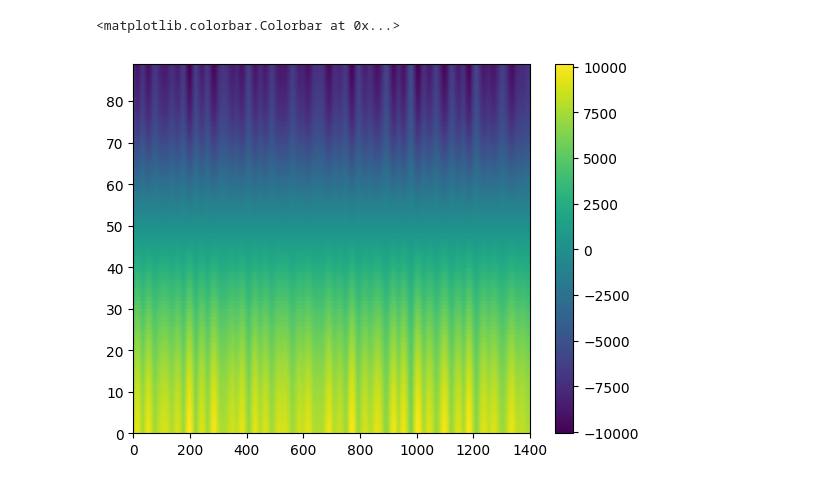
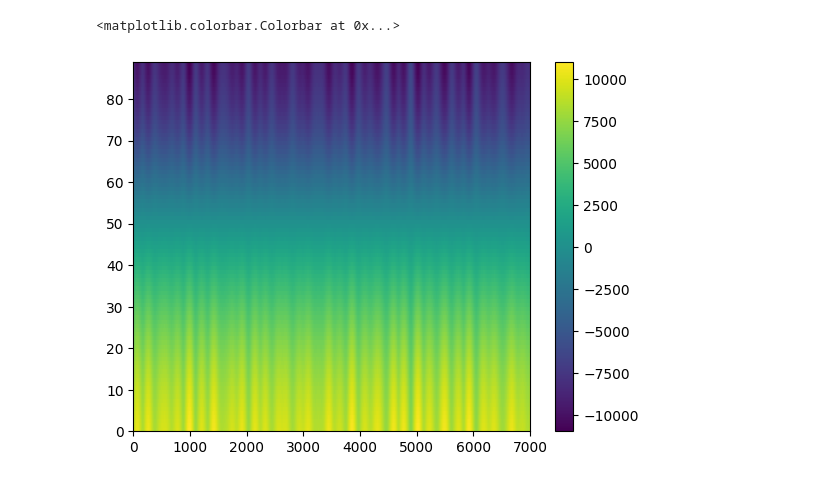
Before and after one commit to amitaanand9/eas-4610-final-project, a Jupyter notebook: my_branch.ipynb, the cells around one changed output. Saved outputs shown, nothing was run; the diff lists cells and outputs as text; code cells hidden in the pictures.

```diff
--- a/my_branch.ipynb
+++ b/my_branch.ipynb
@@ -1,26 +3,20 @@
 # %%
 import numpy as np
-import climlab
+import climlab # package used for calculating orbital parameters overtime
 from climlab.solar.orbital import OrbitalTable
 from climlab.solar.insolation import daily_insolation
 import matplotlib.pyplot as plt
 
-#we want to calculate a difference vector
 
 #timesteping
 t_i = 0
-t_f = -700000 #run model for 700,000 years
+t_f = -700000 #run model for the past 700,000 years
 d_t = 100 #use time step of 100 years
-t = np.arange(t_f, t_i+1, 500)
-t_kyr = (t/(1000)) # years in kyr
+t = np.arange(t_f, t_i+1, 100)
+t_kyr = (t/(1000)) # years in kyr, needed to calculate orbital parameters
 
 #grid spacing
-x_i = 30 #30 degrees North latitude (southern boundary)
-x_f = 74 #74 degrees North latitude (northern boundary)
+x_i = 30 # degrees North latitude (southern boundary)
+x_f = 74 # degrees North latitude (northern boundary)
 d_x = 0.5 #0.5 degrees as spacial step equivalent to 55km
 x = np.arange(x_i, x_f+.5, d_x)
-
-days = np.linspace(1.,50.)/50 * 365.24
-orb = OrbitalTable.interp(kyear=t_kyr )
-
-Q = daily_insolation(x, days, orb) #calculate daily insolation per every 500 years based on orbit parameters
@@ -30,0 +27,5 @@ Parser memory cleanup took: 0.00 ms
+# %%
+days = np.linspace(1,365.24, 365)/365 * 365.24
+orb = OrbitalTable.interp(kyear=t_kyr ) #calculate orbital parameters for past 700,000 years, every 100 years
+
+Q = daily_insolation(x, days, orb) #calculate daily insolation per every 500 years based on orbit parameters
@@ -31,33 +46,24 @@ Parser memory cleanup took: 0.00 ms
 # %%
 #to calculate summer half year insolation, we first need to find the upper half of the daily insolations
-# we do this by splitting the data by the along median
+# we do this by splitting the data by the along median, then integrating using the trapizoid rule over the remaining values
 
 delta_Q = np.zeros((len(x), len(t_kyr)))
 
 for i in range(len(t_kyr)):
     daily_55 = Q[50, :, i]
     median_insolation_55 = np.median(daily_55)
-    p_55 = np.zeros((50,2))
-    p_55[:,0] = days
-    p_55[:,1] = daily_55
-    summer_55 = p_55[p_55[:, 1] >= median_insolation_55]
-    area_55 = np.trapz(summer_55[:,1], summer_55[:, 0])
+    summer_total_55 = sum(daily_55[daily_55>median_insolation_55])
     for j in range(len(x)):
         daily = Q[j,:, i]
         median_insolation = np.median(daily)
-        p = np.zeros((50,2))
-        p[:,0] = days
-        p[:,1] = daily
-        summer = p[p[:, 1] >= median_insolation]
-        area = np.trapz(summer[:,1], summer[:, 0])
+        summer_total = sum(daily[daily> median_insolation])
         #now need to subtract the 55 degree N summer half year from each latitute to find delta Q
-        delta_Q[j, i] = area-area_55
-
+        delta_Q[j, i] = summer_total - summer_total_55
 
 
 plt.figure()
 plt.pcolor(delta_Q)
 plt.colorbar()
 # %% [output]
 <matplotlib.colorbar.Colorbar at 0x...>
-[figure, old version]
+[figure, new version]
```
Also changed, not shown: parts of 5 cells of this notebook.
